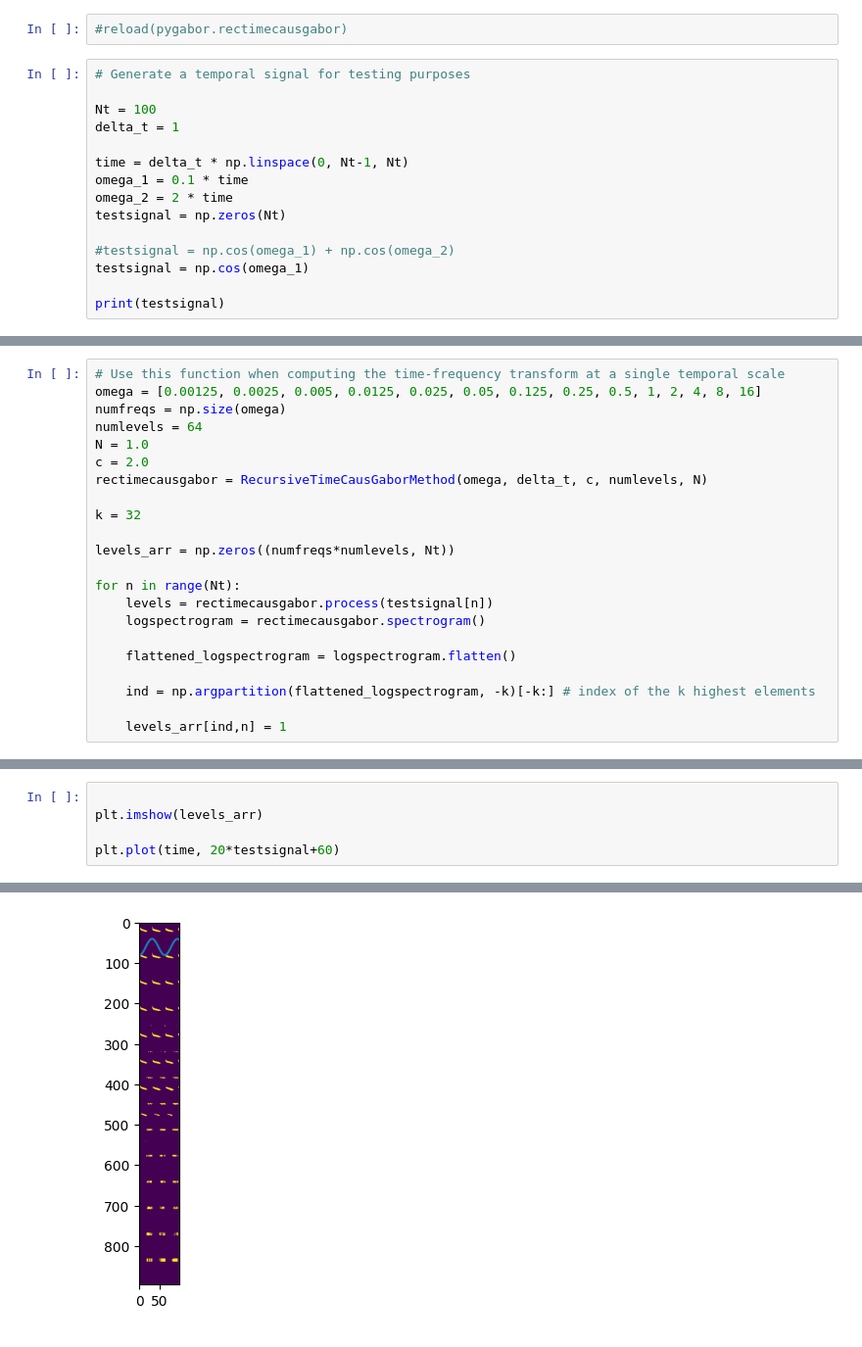
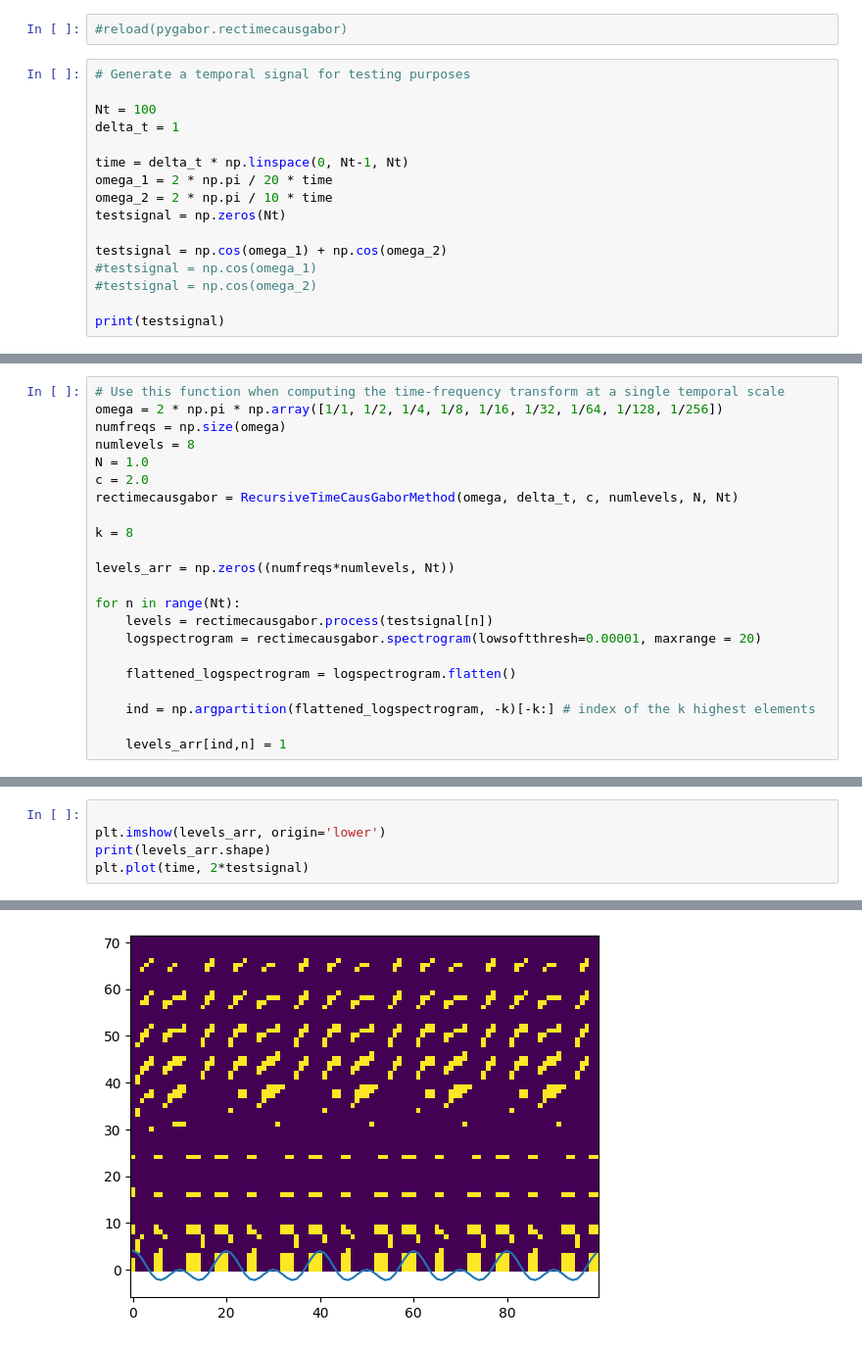
Before and after one commit to stivenschwanz/pygabor, a Jupyter notebook: rectimecausgabordemo.ipynb, the cells around one changed output, grey strips where cells are left out. Shown at 98% size. Cells and saved outputs as stored; diff of their text form.

```diff
--- a/rectimecausgabordemo.ipynb
+++ b/rectimecausgabordemo.ipynb
@@ -12,12 +12,13 @@ Nt = 100
 delta_t = 1
 
 time = delta_t * np.linspace(0, Nt-1, Nt)
-omega_1 = 0.1 * time
-omega_2 = 2 * time
+omega_1 = 2 * np.pi / 20 * time
+omega_2 = 2 * np.pi / 10 * time
 testsignal = np.zeros(Nt)
 
-#testsignal = np.cos(omega_1) + np.cos(omega_2)
-testsignal = np.cos(omega_1)
+testsignal = np.cos(omega_1) + np.cos(omega_2)
+#testsignal = np.cos(omega_1)
+#testsignal = np.cos(omega_2)
 
 print(testsignal)
 # %% [output]
@@ -41,19 +42,19 @@ print(testsignal)
 # %%
 # Use this function when computing the time-frequency transform at a single temporal scale
-omega = [0.00125, 0.0025, 0.005, 0.0125, 0.025, 0.05, 0.125, 0.25, 0.5, 1, 2, 4, 8, 16]
+omega = 2 * np.pi * np.array([1/1, 1/2, 1/4, 1/8, 1/16, 1/32, 1/64, 1/128, 1/256])
 numfreqs = np.size(omega)
-numlevels = 64
+numlevels = 8
 N = 1.0
 c = 2.0
-rectimecausgabor = RecursiveTimeCausGaborMethod(omega, delta_t, c, numlevels, N)
+rectimecausgabor = RecursiveTimeCausGaborMethod(omega, delta_t, c, numlevels, N, Nt)
 
-k = 32
+k = 8
 
 levels_arr = np.zeros((numfreqs*numlevels, Nt))
 
 for n in range(Nt):
     levels = rectimecausgabor.process(testsignal[n])
-    logspectrogram = rectimecausgabor.spectrogram()
+    logspectrogram = rectimecausgabor.spectrogram(lowsoftthresh=0.00001, maxrange = 20)
 
     flattened_logspectrogram = logspectrogram.flatten()
 
@@ -77,6 +78,6 @@ for n in range(Nt):
 # %%
 
-plt.imshow(levels_arr)
-
-plt.plot(time, 20*testsignal+60)
+plt.imshow(levels_arr, origin='lower')
+print(levels_arr.shape)
+plt.plot(time, 2*testsignal)
 # %% [output]
@@ -84 +86 @@ plt.plot(time, 20*testsignal+60)
-[figure, old version]
+[figure, new version]
```
Also changed, not shown: parts of 3 cells of this notebook, 1 other file.
